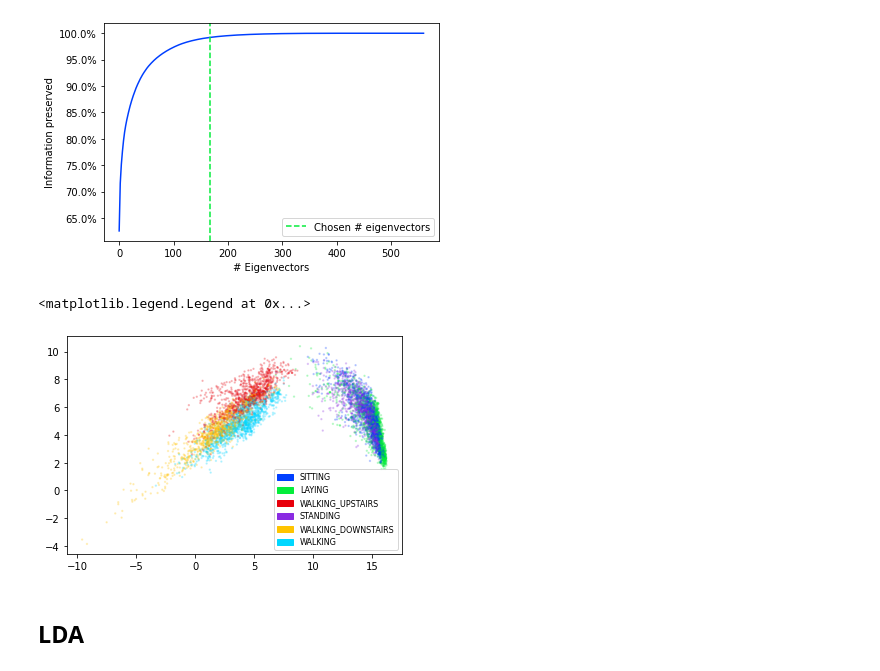
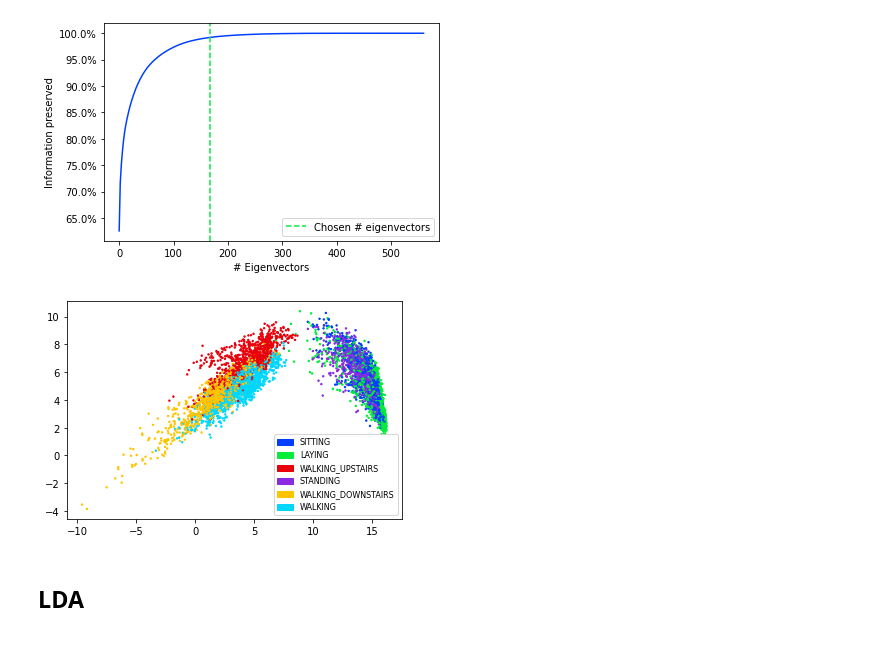
Before and after one commit to eliaperantoni/ml_project, a Jupyter notebook: main.ipynb, the cells around one changed output. Cells and saved outputs as stored; diff of their text form; code cells hidden in the pictures.

```diff
--- a/main.ipynb
+++ b/main.ipynb
@@ -112,19 +118,19 @@ After PCA dimensionality reduction, train_X is 7352 x 168 dimensional (7352 vect
 # %%
 # PCA helps to reduce the number of features but the classes are still not perfectly separable.
 plt.figure()
 plt.scatter(
     train_X[:, 0],
     train_X[:, 1],
     c=[f"C{y_prime}" for y_prime in train_y],
     s=2,
-    alpha=0.2,
 )
 plt.legend(handles=[
     mpatches.Patch(color=f"C{i}", label=label) for i, label in enumerate(cm.from_int)
 ], prop={"size": 8})
+
+plt.savefig("report/img/pca_3", dpi=150)
 # %% [output]
-<matplotlib.legend.Legend at 0x...>
-[figure, old version]
+[figure, new version]
 # %% [markdown]
 ## LDA
 # %%
```
Also changed, not shown: parts of 5 cells of this notebook, 11 other files.
